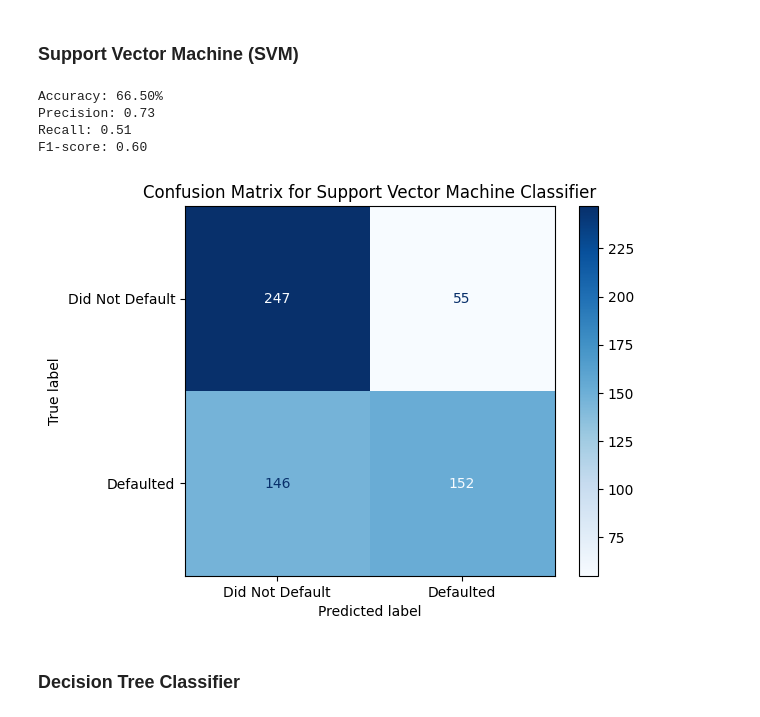
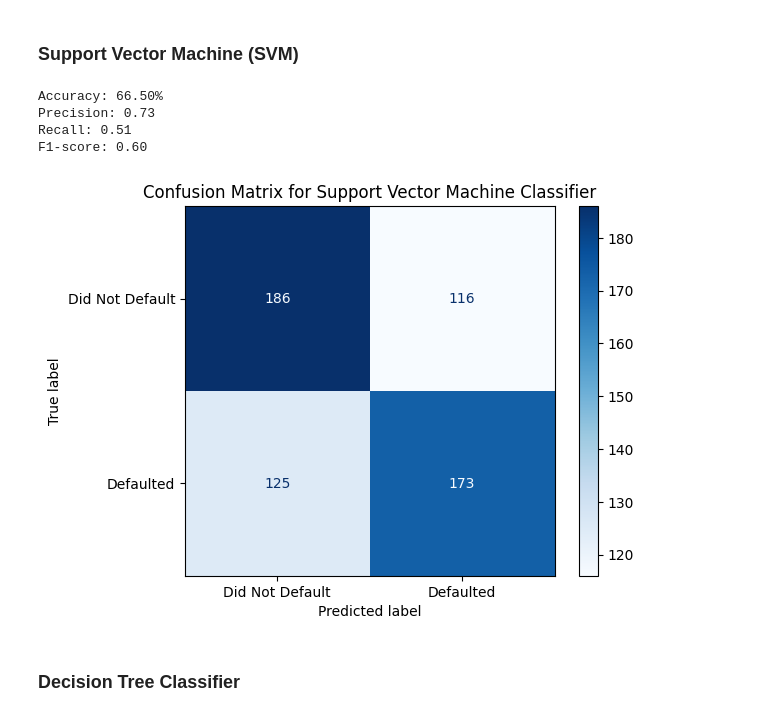
Before and after one commit to imharshag/Credit-Card-Default-Prediction-ML, a Jupyter notebook: Predicting_Credit_Card_Defaults_Using_Machine_Learning.ipynb, the cells around one changed output. Cells and saved outputs as stored; diff of their text form; code cells hidden in the pictures.

```diff
--- a/Predicting_Credit_Card_Defaults_Using_Machine_Learning.ipynb
+++ b/Predicting_Credit_Card_Defaults_Using_Machine_Learning.ipynb
@@ -189,36 +189,36 @@ X_test_scaled = scale(X_test)
 from sklearn.svm import SVC
 
 # Instantiate and fit the Support Vector Machine classifier
 clf_svm = SVC(kernel='linear', random_state=42)
 clf_svm.fit(X_train_scaled, y_train)
 
 # Calculate overall accuracy
 y_pred_svm = clf_svm.predict(X_test_scaled)
 accuracy_svm = accuracy_score(y_test, y_pred_svm)
 print(f'Accuracy: {accuracy_svm:.2%}')
 
 # Calculate precision, recall, and F1-score
 precision_svm = precision_score(y_test, y_pred_svm)
 recall_svm = recall_score(y_test, y_pred_svm)
 f1_svm = f1_score(y_test, y_pred_svm)
 print(f'Precision: {precision_svm:.2f}')
 print(f'Recall: {recall_svm:.2f}')
 print(f'F1-score: {f1_svm:.2f}')
 
 # Generate confusion matrix
 cm_svm = confusion_matrix(y_test, y_pred_svm)
 
 # Display confusion matrix
-disp_svm = ConfusionMatrixDisplay(confusion_matrix=cm_svm, display_labels=class_names)
-disp_svm.plot(cmap=plt.cm.Blues)
+disp = ConfusionMatrixDisplay(confusion_matrix=cm, display_labels=class_names)
+disp.plot(cmap=plt.cm.Blues)
 plt.title('Confusion Matrix for Support Vector Machine Classifier')
 plt.show()
 # %% [output]
 Accuracy: 66.50%
 Precision: 0.73
 Recall: 0.51
 F1-score: 0.60
-[figure, old version]
+[figure, new version]
 # %% [markdown]
 ### Decision Tree Classifier
 # %%
```
Also changed, not shown: parts of 4 cells of this notebook.
